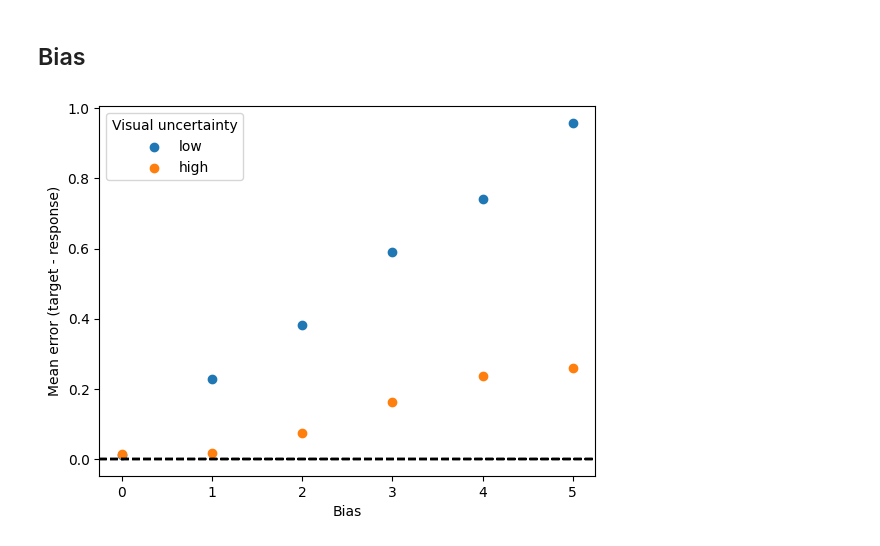
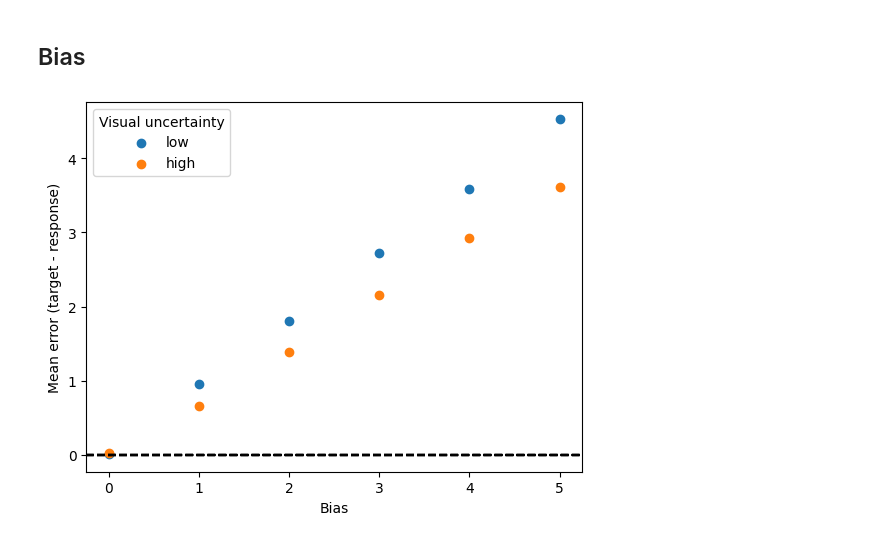
Before and after one commit to dominikstrb/cpp-proprioception, a Jupyter notebook: notebooks/DelayModel.ipynb, the cells around one changed output. Cells and saved outputs as stored; diff of their text form; code cells hidden in the pictures.

Commit message:
Add two versions of delayed biased models

```diff
--- a/notebooks/DelayModel.ipynb
+++ b/notebooks/DelayModel.ipynb
@@ -101,25 +73,35 @@ W_visual = jnp.diag(jnp.array([1.]))
 # %%
-perceptual_uncertainty = {"low": 1., "high": 2.5}
+perceptual_uncertainty = {"low": 2.5, "high": 5.5}
 
 key = random.PRNGKey(12398)
 for i, (level, sigma) in enumerate(perceptual_uncertainty.items()):
-    dynamics = multisensory_delay_system(A, B, V, Fs, [W_proprioceptive, sigma * W_visual], Q, R, delays=[delay_proprioceptive, delay_visual], T=1000)
-    actor = multisensory_delay_system(A_subj, B_subj, V_subj, Fs_subj, [W_proprioceptive, sigma * W_visual], Q_subj, R_subj, delays=[delay_proprioceptive, delay_visual], T=1000)
+    # dynamics = multisensory_delay_system(A, B, V, Fs, [W_proprioceptive, sigma * W_visual], Q, R, delays=[delay_proprioceptive, delay_visual], T=1000)
+    # actor = multisensory_delay_system(A_subj, B_subj, V_subj, Fs_subj, [W_proprioceptive, sigma * W_visual], Q_subj, R_subj, delays=[delay_proprioceptive, delay_visual], T=1000)
 
-    model = System(dynamics=dynamics, actor=actor)
+    model = SubjectiveBiasMultisensoryDelayModel(
+        process_noise=random_walk_std,
+        sigmas=[sigma_proprioceptive, sigma],
+        action_variability=action_variability,
+        action_cost=action_cost,
+        dt=dt,
+        delays=[delay_proprioceptive, delay_visual],
+        T=1000,
+    )
 
-    for bias in [0., 1., 2., 3., 4., 5.]:
+    for bias in [0.0, 1.0, 2.0, 3.0, 4.0, 5.0]:
         key, subkey = random.split(key)
-        x = model.simulate(rng_key=subkey, n=100, x0=jnp.array([0., 0., bias]+[0.] * 6))
+        x = model.simulate(
+            rng_key=subkey, n=100, x0=jnp.array([0.0, 0.0, bias] + [0.0] * 6)
+        )
         error = jnp.mean((x[..., 1] - x[..., 0]))
 
-        plt.scatter(bias, error, color=f"C{i}", label=level if bias == 0. else "")
+        plt.scatter(bias, error, color=f"C{i}", label=level if bias == 0.0 else "")
         plt.axhline(0, color="black", linestyle="--")
         plt.xlabel("Bias")
         plt.ylabel("Mean error (target - response)")
 plt.legend(title="Visual uncertainty")
 plt.show()
 # %% [output]
-[figure, old version]
+[figure, new version]
 # %%
 x
```
Also changed, not shown: parts of 4 cells of this notebook, 4 other files.
